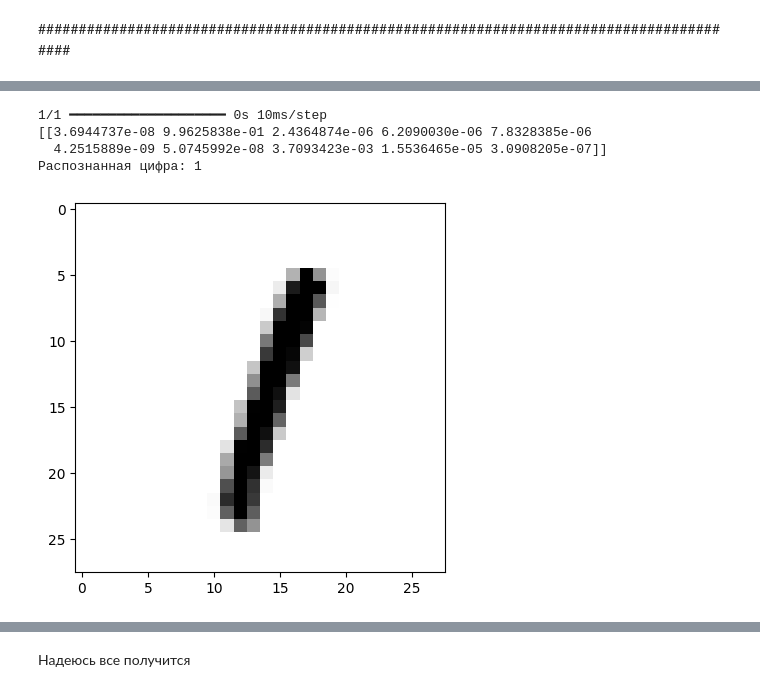
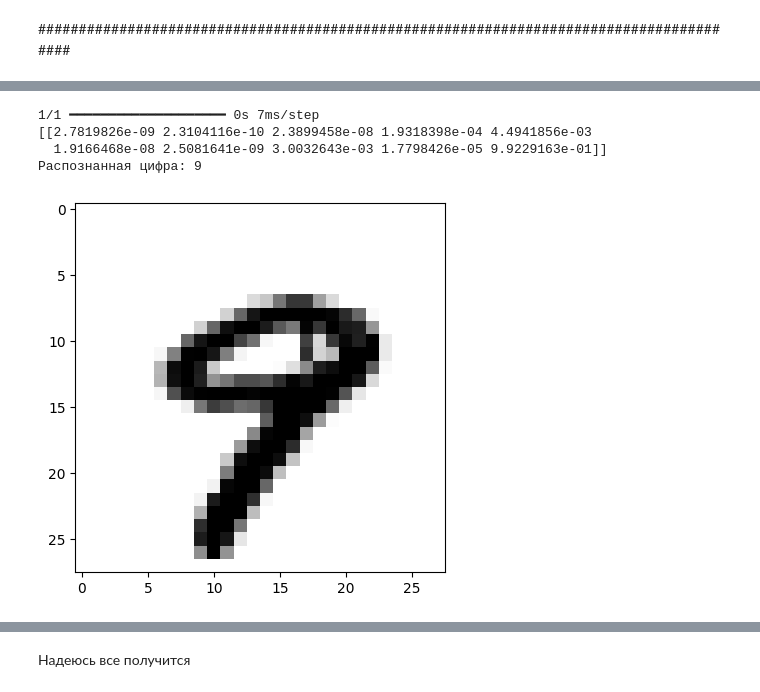
Before and after one commit to Bai-ell/DataScienceAndMachineLearningLessons, a Jupyter notebook: selfedu_lessons/cerasss/2_lesson.ipynb, the cells around one changed output, grey strips where cells are left out. Saved outputs shown, nothing was run; the diff lists cells and outputs as text; code cells hidden in the pictures.

```diff
--- a/selfedu_lessons/cerasss/2_lesson.ipynb
+++ b/selfedu_lessons/cerasss/2_lesson.ipynb
@@ -74,18 +79,18 @@ model.evaluate(x_test, y_test_cat)
 # %%
-n = 5
+n = 9
 
 x = np.expand_dims(x_test[n], axis=0)
 res = model.predict(x)
 print(res)
 print(f"Распознанная цифра: {np. argmax(res)}")
 plt.imshow(x_test[n], cmap=plt.cm.binary)
 plt.show()
 # %% [output]
-1/1 ━━━━━━━━━━━━━━━━━━━━ 0s 10ms/step
-[[3.6944737e-08 9.9625838e-01 2.4364874e-06 6.2090030e-06 7.8328385e-06
-  4.2515889e-09 5.0745992e-08 3.7093423e-03 1.5536465e-05 3.0908205e-07]]
-Распознанная цифра: 1
+1/1 ━━━━━━━━━━━━━━━━━━━━ 0s 7ms/step
+[[2.7819826e-09 2.3104116e-10 2.3899458e-08 1.9318398e-04 4.4941856e-03
+  1.9166468e-08 2.5081641e-09 3.0032643e-03 1.7798426e-05 9.9229163e-01]]
+Распознанная цифра: 9
-[figure, old version]
+[figure, new version]
 # %%
 pred = model.predict(x_test)
 pred = np.argmax(pred, axis=1)
```
Also changed, not shown: parts of 9 cells of this notebook, 1 other file.
